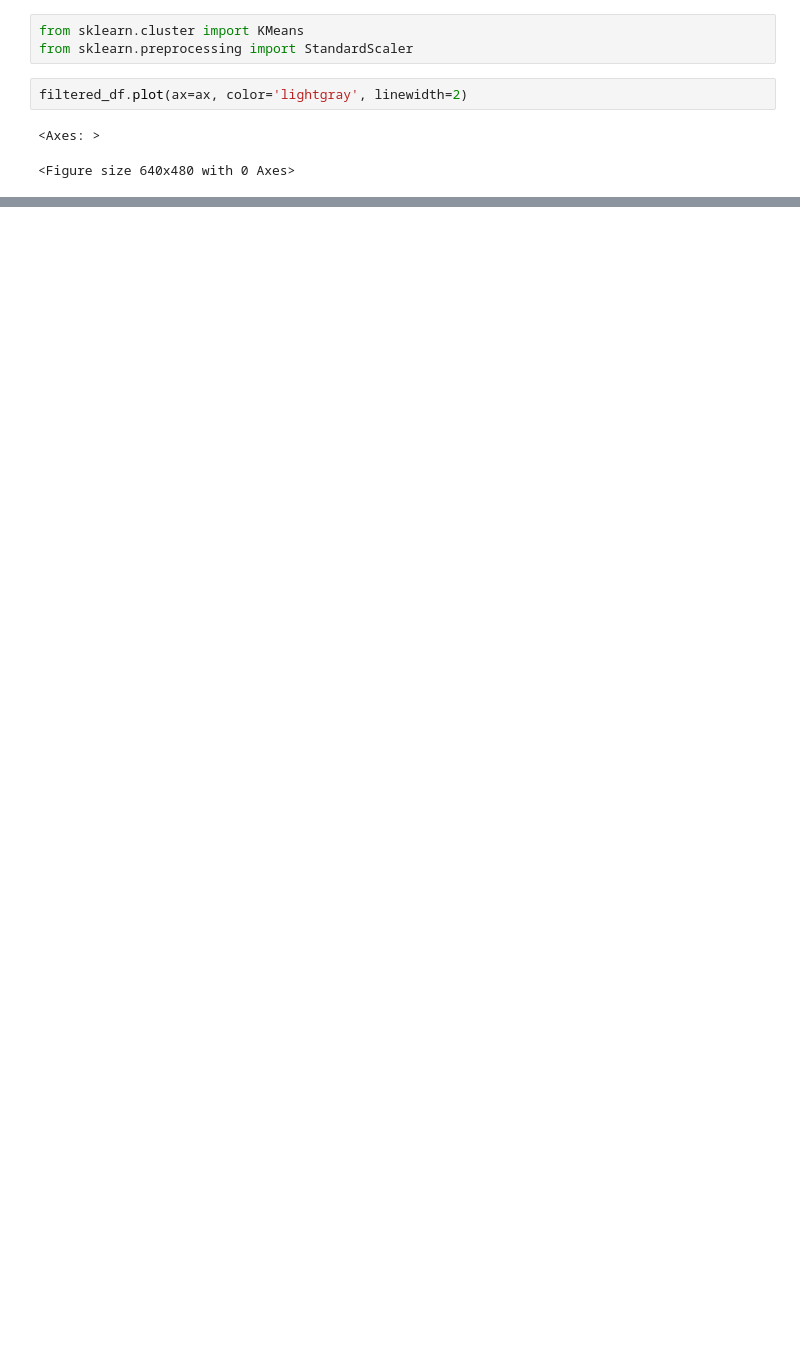
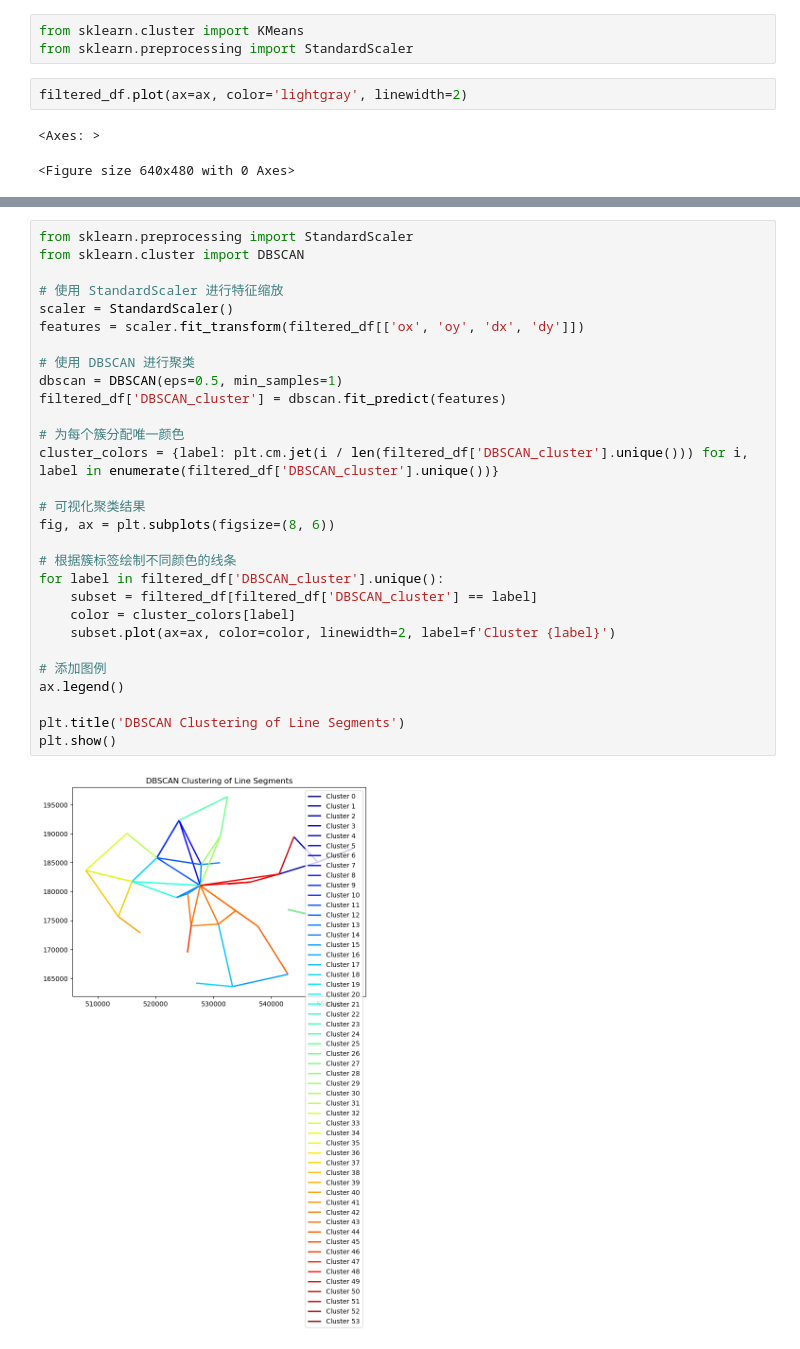
Before and after one commit to XianchenWang0421/CASA0007_Written_Investigation, a Jupyter notebook: code/data_read.ipynb, the cells around one changed output, grey strips where cells are left out. Saved outputs shown, nothing was run; the diff lists cells and outputs as text; blank space fills up the shorter version.

```diff
--- a/code/data_read.ipynb
+++ b/code/data_read.ipynb
@@ -423,0 +430,31 @@ plt.show()
+# %%
+from sklearn.preprocessing import StandardScaler
+from sklearn.cluster import DBSCAN
+
+# 使用 StandardScaler 进行特征缩放
+scaler = StandardScaler()
+features = scaler.fit_transform(filtered_df[['ox', 'oy', 'dx', 'dy']])
+
+# 使用 DBSCAN 进行聚类
+dbscan = DBSCAN(eps=0.5, min_samples=1)
+filtered_df['DBSCAN_cluster'] = dbscan.fit_predict(features)
+
+# 为每个簇分配唯一颜色
+cluster_colors = {label: plt.cm.jet(i / len(filtered_df['DBSCAN_cluster'].unique())) for i, label in enumerate(filtered_df['DBSCAN_cluster'].unique())}
+
+# 可视化聚类结果
+fig, ax = plt.subplots(figsize=(8, 6))
+
+# 根据簇标签绘制不同颜色的线条
+for label in filtered_df['DBSCAN_cluster'].unique():
+    subset = filtered_df[filtered_df['DBSCAN_cluster'] == label]
+    color = cluster_colors[label]
+    subset.plot(ax=ax, color=color, linewidth=2, label=f'Cluster {label}')
+
+# 添加图例
+ax.legend()
+
+plt.title('DBSCAN Clustering of Line Segments')
+plt.show()
+# %% [output]
+[figure, added]
```
Also changed, not shown: parts of 43 cells of this notebook.
